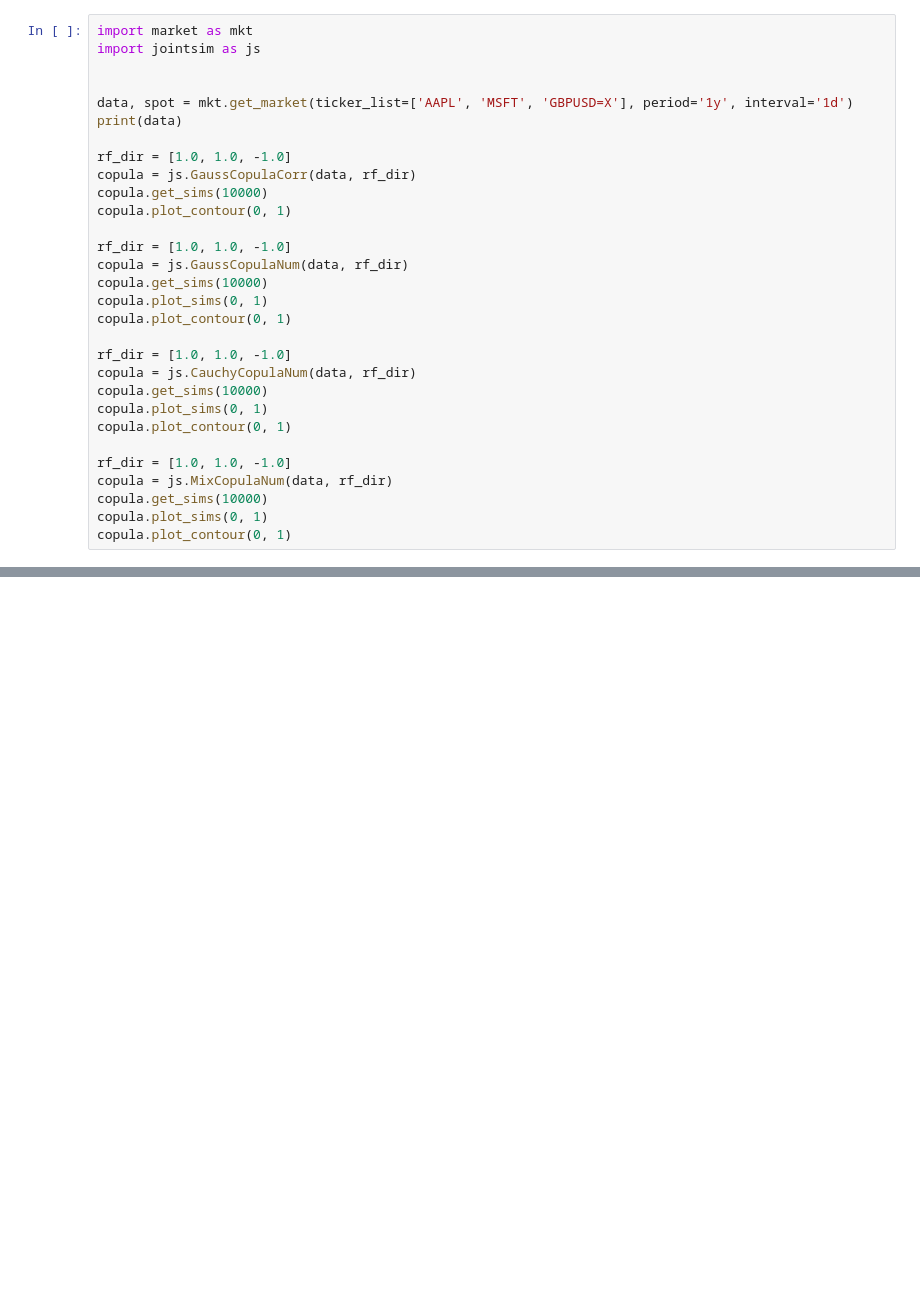
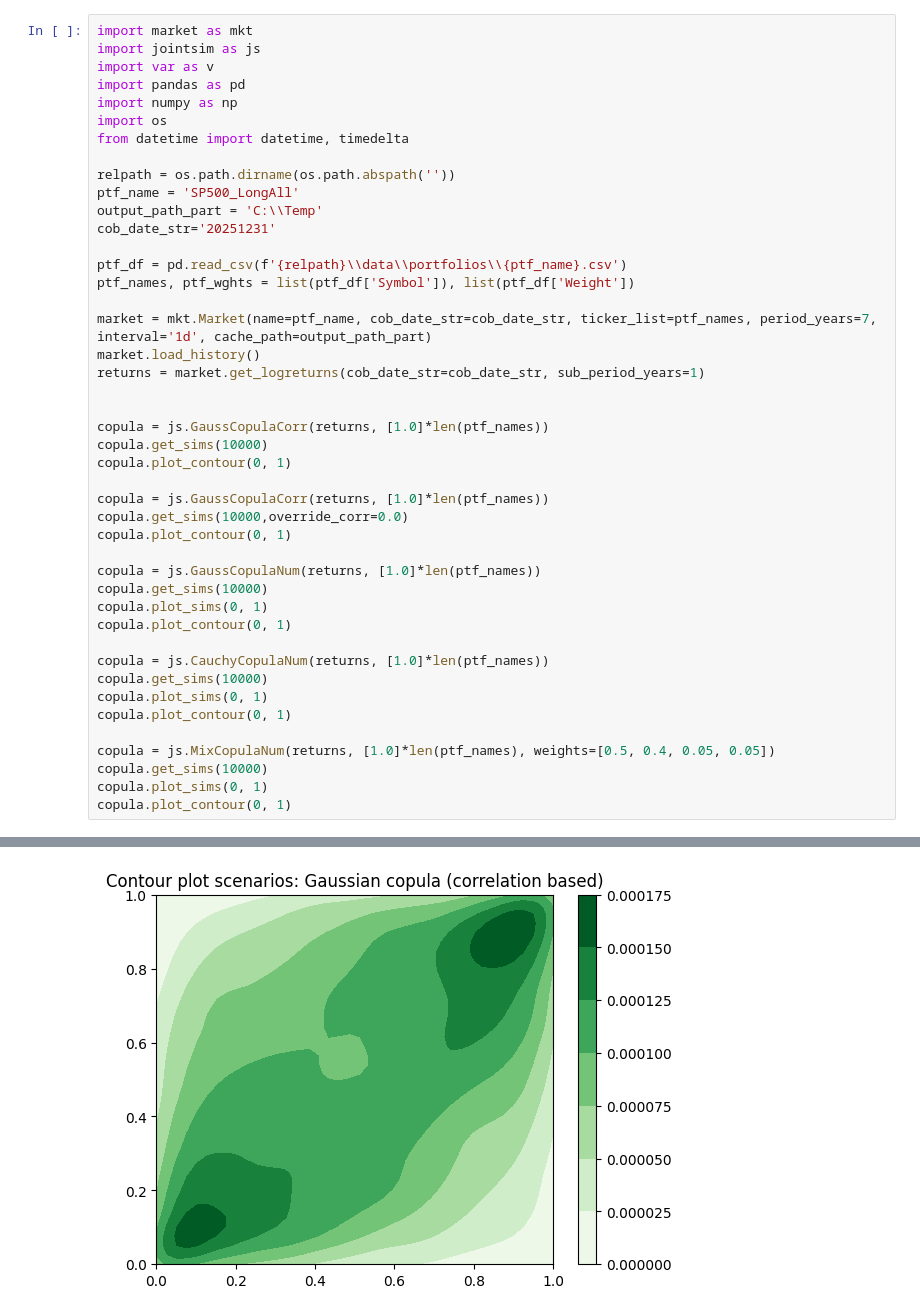
Before and after one commit to SergioArkhypov/MLCopula, a Jupyter notebook: code/study.ipynb, the cells around one changed output, grey strips where cells are left out. Drawn from its saved outputs; the diff is of its cells as text; blank space fills up the shorter version.

```diff
--- a/code/study.ipynb
+++ b/code/study.ipynb
@@ -1,30 +1,44 @@
 # %%
 import market as mkt
 import jointsim as js
+import var as v
+import pandas as pd
+import numpy as np
+import os
+from datetime import datetime, timedelta
+
+relpath = os.path.dirname(os.path.abspath(''))
+ptf_name = 'SP500_LongAll'
+output_path_part = 'C:\\Temp'
+cob_date_str='20251231'
+
+ptf_df = pd.read_csv(f'{relpath}\\data\\portfolios\\{ptf_name}.csv')
+ptf_names, ptf_wghts = list(ptf_df['Symbol']), list(ptf_df['Weight'])
+
+market = mkt.Market(name=ptf_name, cob_date_str=cob_date_str, ticker_list=ptf_names, period_years=7, interval='1d', cache_path=output_path_part)
+market.load_history()
+returns = market.get_logreturns(cob_date_str=cob_date_str, sub_period_years=1)
 
 
-data, spot = mkt.get_market(ticker_list=['AAPL', 'MSFT', 'GBPUSD=X'], period='1y', interval='1d')
-print(data)
-
-rf_dir = [1.0, 1.0, -1.0]
-copula = js.GaussCopulaCorr(data, rf_dir)
+copula = js.GaussCopulaCorr(returns, [1.0]*len(ptf_names))
 copula.get_sims(10000)
 copula.plot_contour(0, 1)
 
-rf_dir = [1.0, 1.0, -1.0]
-copula = js.GaussCopulaNum(data, rf_dir)
+copula = js.GaussCopulaCorr(returns, [1.0]*len(ptf_names))
+copula.get_sims(10000,override_corr=0.0)
+copula.plot_contour(0, 1)
+
+copula = js.GaussCopulaNum(returns, [1.0]*len(ptf_names))
 copula.get_sims(10000)
 copula.plot_sims(0, 1)
 copula.plot_contour(0, 1)
 
-rf_dir = [1.0, 1.0, -1.0]
-copula = js.CauchyCopulaNum(data, rf_dir)
+copula = js.CauchyCopulaNum(returns, [1.0]*len(ptf_names))
 copula.get_sims(10000)
 copula.plot_sims(0, 1)
 copula.plot_contour(0, 1)
 
-rf_dir = [1.0, 1.0, -1.0]
-copula = js.MixCopulaNum(data, rf_dir)
+copula = js.MixCopulaNum(returns, [1.0]*len(ptf_names), weights=[0.5, 0.4, 0.05, 0.05])
 copula.get_sims(10000)
 copula.plot_sims(0, 1)
 copula.plot_contour(0, 1)
@@ -32,0 +47 @@ AttributeError: module 'market' has no attribute 'get_market'
+[figure, added]
```
Also changed, not shown: parts of 2 cells of this notebook, 10 other files.
